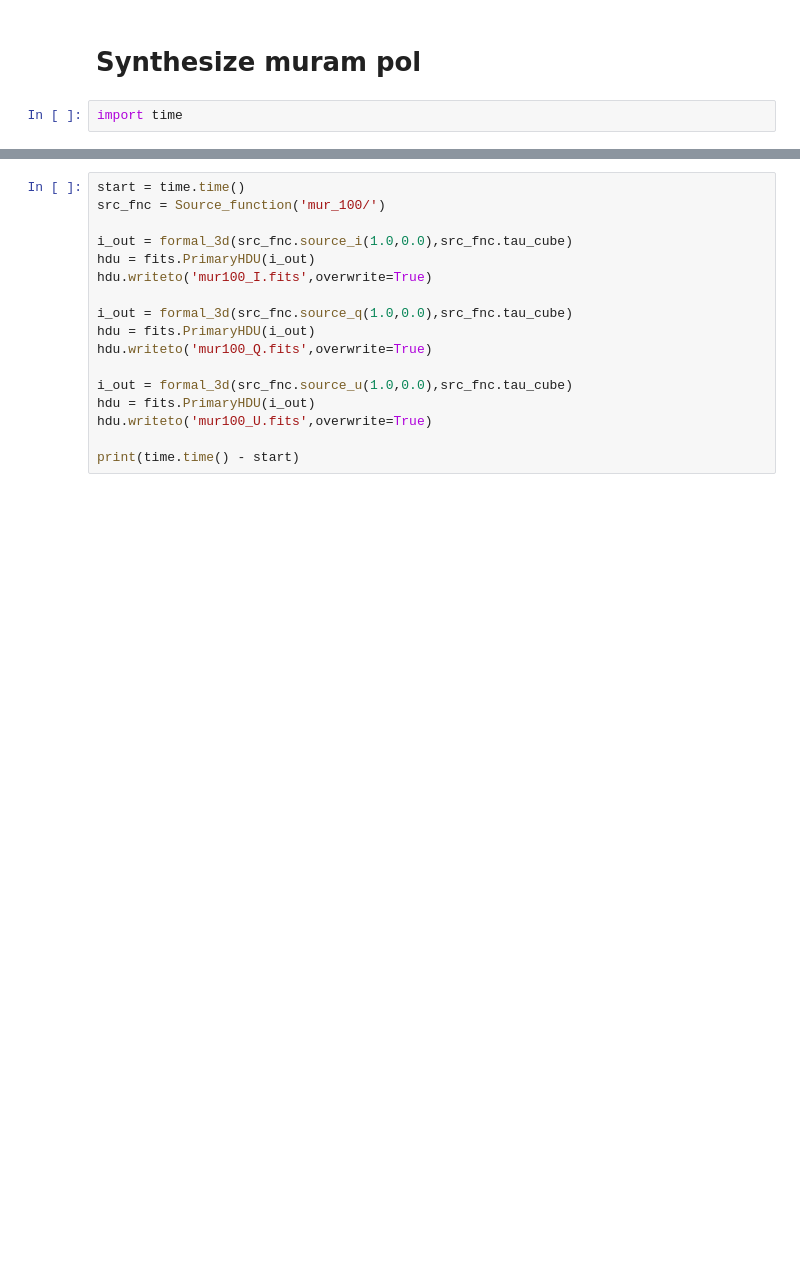
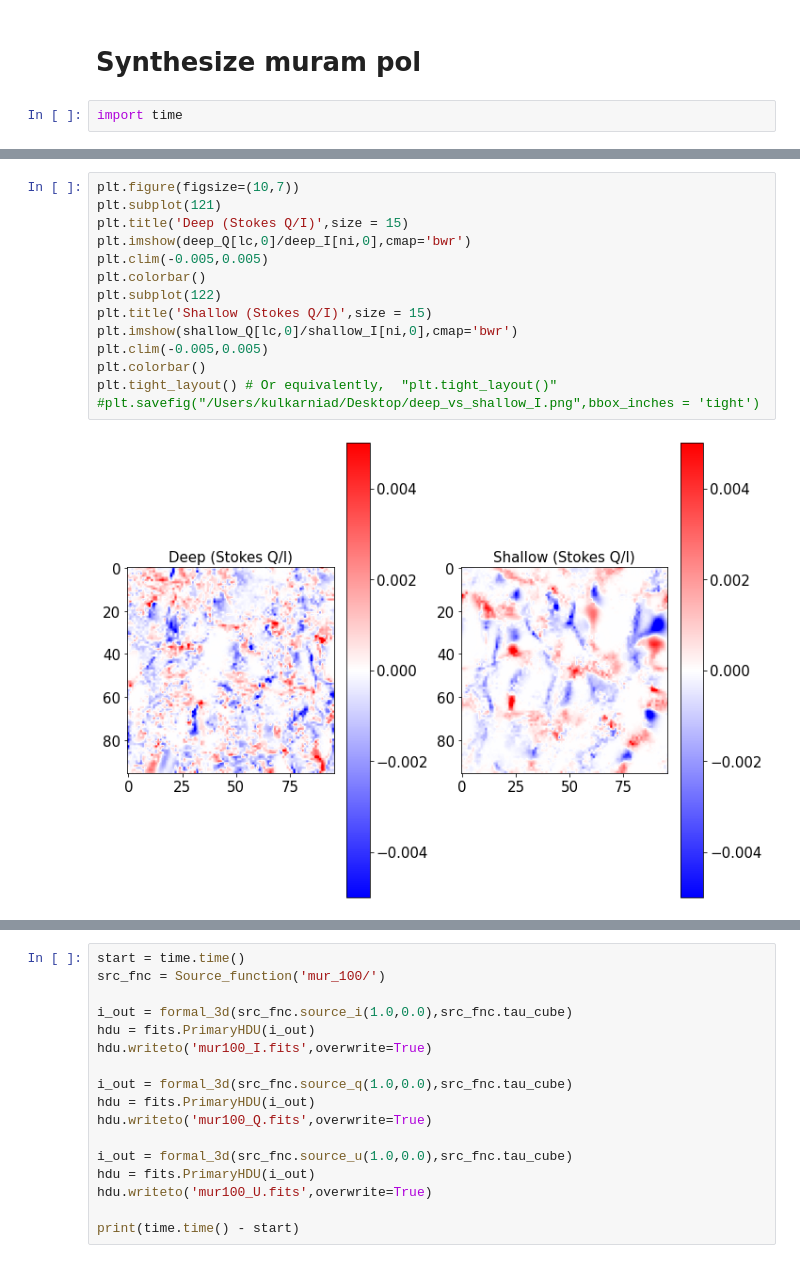
Before and after one commit to neerajkulk/reconstruct_hanle, a Jupyter notebook: scattering_pol/spol_synthesize.ipynb, the cells around one changed output, grey strips where cells are left out. Saved outputs shown, nothing was run; the diff lists cells and outputs as text; blank space fills up the shorter version.

```diff
--- a/scattering_pol/spol_synthesize.ipynb
+++ b/scattering_pol/spol_synthesize.ipynb
@@ -329,0 +374,16 @@ plt.clim(-2e-10,2e-10)
+# %%
+plt.figure(figsize=(10,7))
+plt.subplot(121)
+plt.title('Deep (Stokes Q/I)',size = 15)
+plt.imshow(deep_Q[lc,0]/deep_I[ni,0],cmap='bwr')
+plt.clim(-0.005,0.005)
+plt.colorbar()
+plt.subplot(122)
+plt.title('Shallow (Stokes Q/I)',size = 15)
+plt.imshow(shallow_Q[lc,0]/shallow_I[ni,0],cmap='bwr')
+plt.clim(-0.005,0.005)
+plt.colorbar()
+plt.tight_layout() # Or equivalently,  "plt.tight_layout()"
+#plt.savefig("/Users/kulkarniad/Desktop/deep_vs_shallow_I.png",bbox_inches = 'tight')
+# %% [output]
+[figure, added]
```
Also changed, not shown: parts of 17 cells of this notebook.
